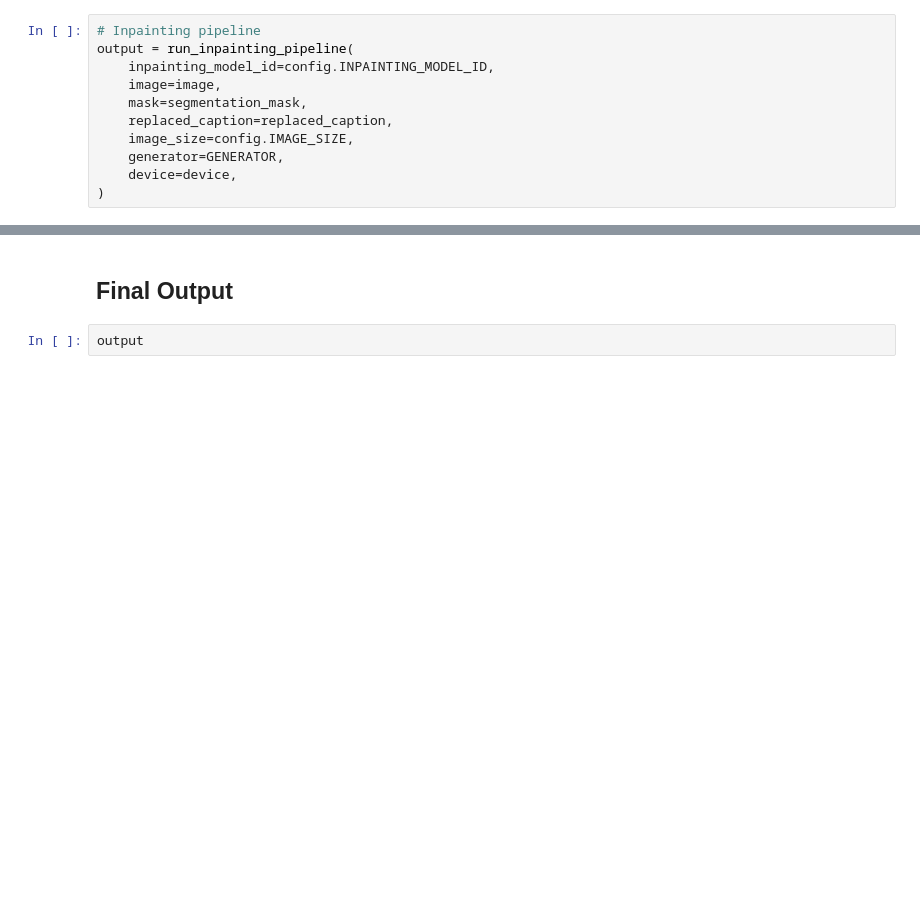
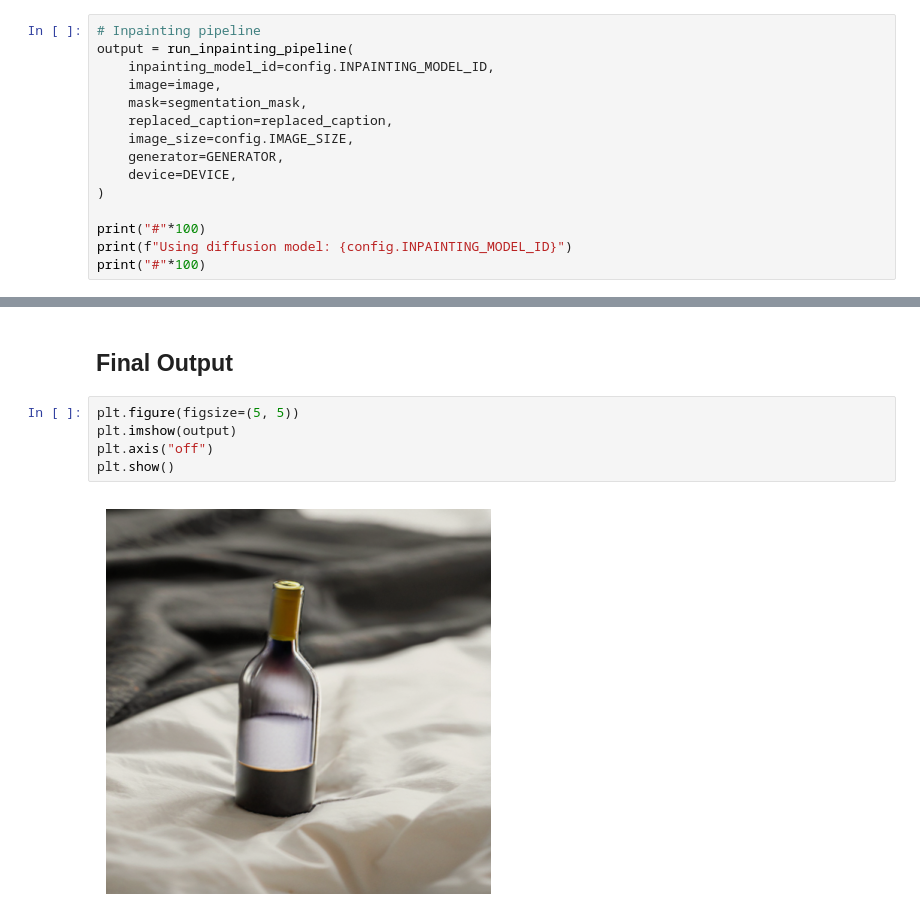
Before and after one commit to ritwikraha/Open-Generative-Fill, a Jupyter notebook: notebooks/open_generative_fill_baseline.ipynb, the cells around one changed output, grey strips where cells are left out. Drawn from its saved outputs; the diff is of its cells as text; blank space fills up the shorter version.

```diff
--- a/notebooks/open_generative_fill_baseline.ipynb
+++ b/notebooks/open_generative_fill_baseline.ipynb
@@ -74,5 +128,9 @@ output = run_inpainting_pipeline(
     replaced_caption=replaced_caption,
     image_size=config.IMAGE_SIZE,
     generator=GENERATOR,
-    device=device,
+    device=DEVICE,
 )
+
+print("#"*100)
+print(f"Using diffusion model: {config.INPAINTING_MODEL_ID}")
+print("#"*100)
@@ -79,4 +146,9 @@ output = run_inpainting_pipeline(
 # %% [markdown]
 ## Final Output
-# %%
-output
+# %%
+plt.figure(figsize=(5, 5))
+plt.imshow(output)
+plt.axis("off")
+plt.show()
+# %% [output]
+[figure, added]
```
Also changed, not shown: parts of 11 cells of this notebook.
